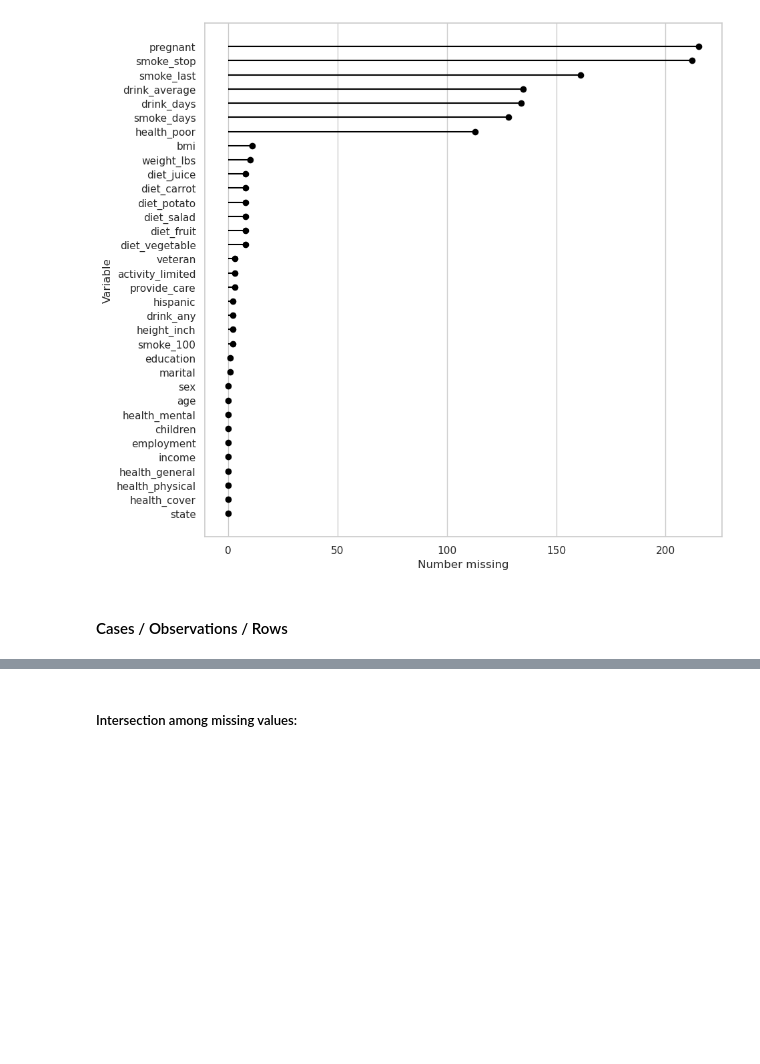
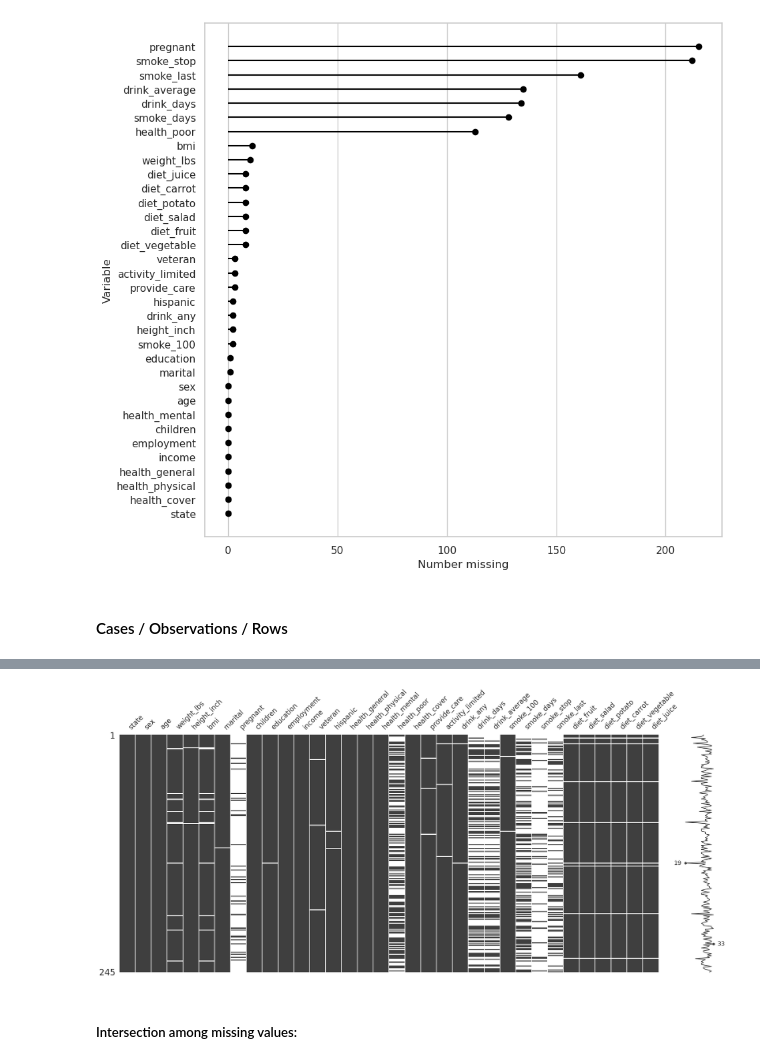
Before and after one commit to fenilenvinileno97/missing-values, a Jupyter notebook: notebooks/exploration.ipynb, the cells around one changed output, grey strips where cells are left out. Drawn from its saved outputs; the diff is of its cells as text; code cells hidden in the pictures; blank space fills up the shorter version.

```diff
--- a/notebooks/exploration.ipynb
+++ b/notebooks/exploration.ipynb
@@ -350,3 +329,8 @@ riskfactors_df.missing.missing_case_plot()
+# %%
+missingno.matrix(df=riskfactors_df)
+plt.show()
+# %% [output]
+[figure, added]
 # %% [markdown]
 ##### Intersection among missing values:
 # %%
```
Also changed, not shown: parts of 28 cells of this notebook, 2 other files.
